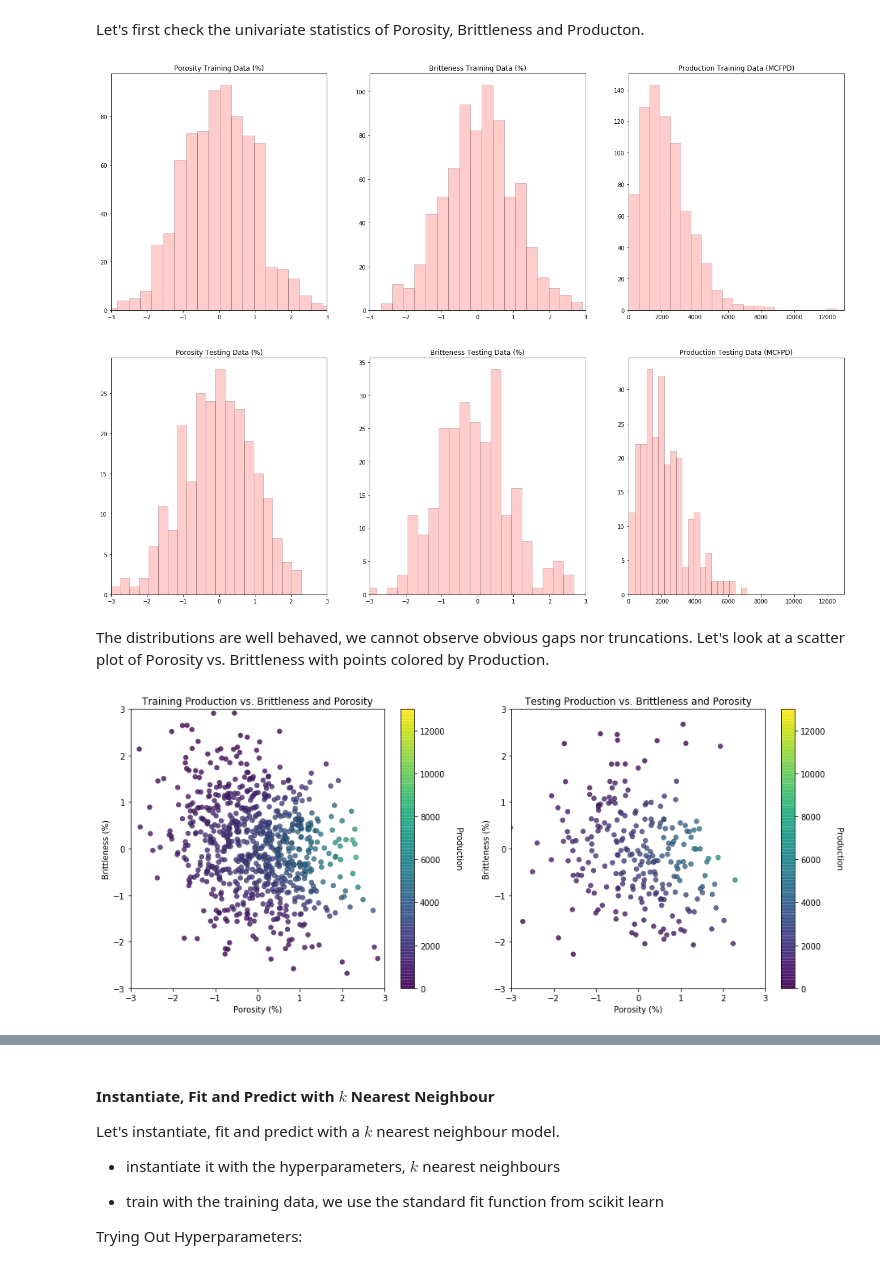
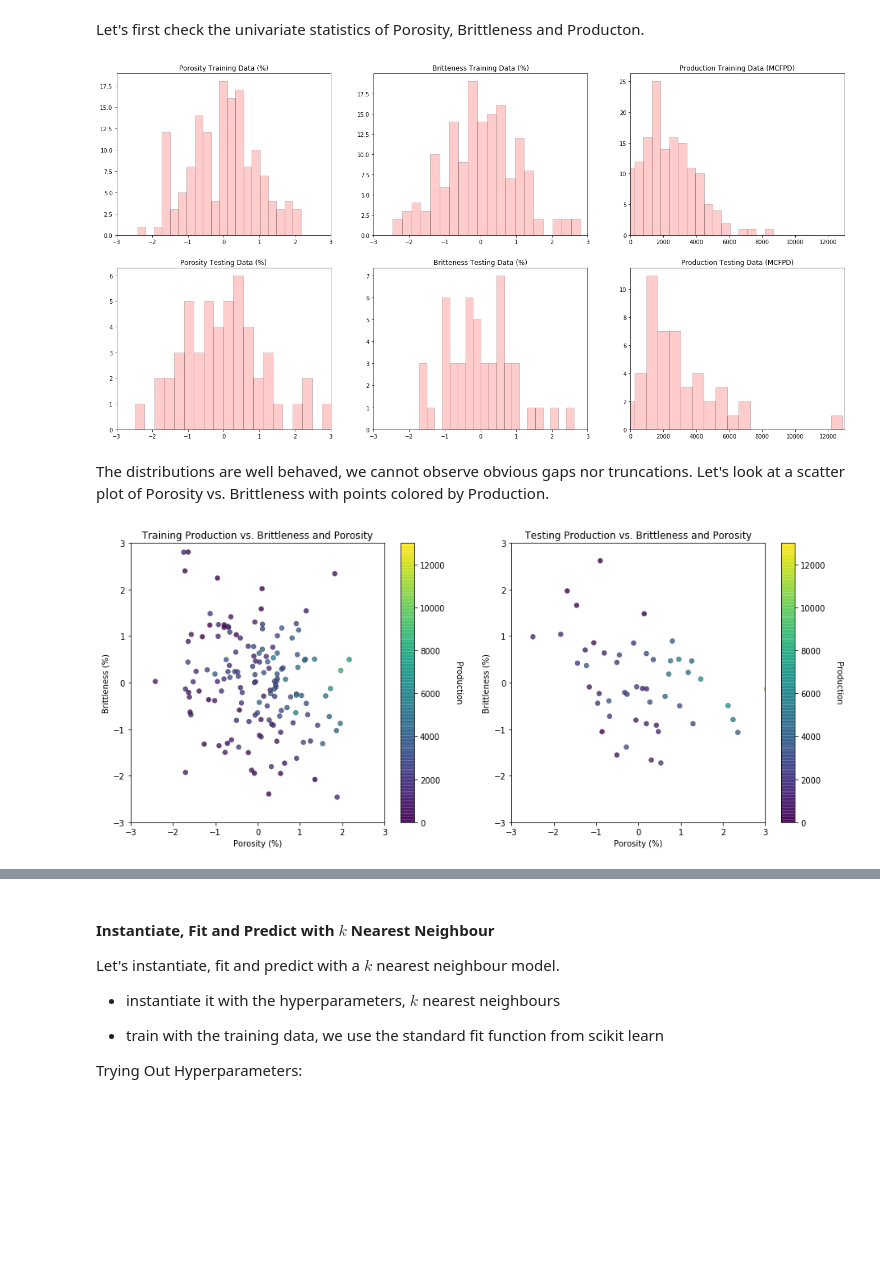
Before and after one commit to GeostatsGuy/PythonNumericalDemos, a Jupyter notebook: SubsurfaceDataAnalytics_MultipleModels.ipynb, the cells around one changed output, grey strips where cells are left out. Drawn from its saved outputs; the diff is of its cells as text; code cells hidden in the pictures; blank space fills up the shorter version.

```diff
--- a/SubsurfaceDataAnalytics_MultipleModels.ipynb
+++ b/SubsurfaceDataAnalytics_MultipleModels.ipynb
@@ -146,6 +219,11 @@ We use a data "unconv_MV.csv" comma delimited file from my GitHub [respository](
 # %%
 my_data = pd.read_csv("https://raw.githubusercontent.com/GeostatsGuy/GeoDataSets/master/unconv_MV.csv")   # load the comma delimited data file
 #my_data = pd.read_csv("unconv_MV.csv")                     # load the comma delimited data file locally
+my_data = my_data.sample(frac = 0.2)                        # reduce the number of data for testing and visualization
+num = my_data._get_numeric_data()                           # get the numerical values
+num[num < 0] = 0                                            # truncate negative values to 0.0
+production_error = 1000                                     # adjust the error in the response feature
+my_data['Production'] = my_data['Production'] + np.random.normal(loc=0.0,scale=production_error,size=len(my_data))
 # %% [markdown]
 Let's visualize the first several rows of our data stored in a DataFrame so we can make sure we successfully loaded the data file.
 # %%
@@ -199,11 +260,13 @@ The k-nearest neighbour etc. method uses a nearest training sample search in fea
 # %%
-from sklearn.preprocessing import StandardScaler
-
 transform = StandardScaler();
-
 features = ['Por','Brittle']
 
-my_data['sPor'] = transform.fit_transform(my_data.loc[:,features].values)[:,0] # standardize the data features to mean = 0, var = 1.0
-my_data['sBrittle'] = transform.fit_transform(my_data.loc[:,features].values)[:,1] # standardize the data features to mean = 0, var = 1.0
-my_data.head()
+my_data['Standardized Porosity'] = transform.fit_transform(my_data.loc[:,features].values)[:,0] # standardize the data features to mean = 0, var = 1.0
+my_data['Standardized Brittleness'] = transform.fit_transform(my_data.loc[:,features].values)[:,1] # standardize the data features to mean = 0, var = 1.0
+
+X1 = my_data['Standardized Porosity']
+X2 = my_data['Standardized Brittleness']
+X = my_data[['Standardized Porosity','Standardized Brittleness']]
+y = my_data['Production']
+my_data.head(n=3)
 # %% [output]
@@ -246,52 +292,53 @@ This dataset has variables from 1,000 unconventional wells including well averag
 Let's simplify the problem to 2 predictor features, Porosity and Brittleness to predict Production rate.  We will also reduce the number of wells from 1,000 to 500.  By working with only 2 features, it is very easy to visualize the segmentation of the feature space (it is only 2D and can be shown compleltely on a single plot).
 # %%
 my_data_subset = my_data.iloc[:,[7,8,6]]                    # extract just por, brittle and prod with 100 samples
-X_train, X_test, y_train, y_test = train_test_split(my_data_subset.iloc[:,[0,1]], my_data_subset.iloc[:,2], test_size=0.25, random_state=73073)
-y_train = pd.DataFrame({'Prod':y_train.values})
-y_test = pd.DataFrame({'Prod':y_test.values})
+X_train, X_test, y_train, y_test = train_test_split(X,y, test_size=0.25, random_state=73073)
+X1_train = X_train.iloc[:,0]; X2_train = X_train.iloc[:,1]; X1_test = X_test.iloc[:,0]; X2_test = X_test.iloc[:,1];
+y_train = pd.DataFrame({'Production':y_train.values})       # force the response feature to be a DataFrame instead of a 1D ndarray
+y_test = pd.DataFrame({'Production':y_test.values})
 # %% [markdown]
 Let's first check the univariate statistics of Porosity, Brittleness and Producton.
 # %%
 plt.subplot(231)
-plt.hist(X_train["sPor"], alpha = 0.2, color = 'red', edgecolor = 'black', bins=20)
+plt.hist(X1_train, alpha = 0.2, color = 'red', edgecolor = 'black', bins=20)
 plt.title('Porosity Training Data (%)'); plt.xlim(-3,3)
 
 plt.subplot(232)
-plt.hist(X_train["sBrittle"], alpha = 0.2, color = 'red', edgecolor = 'black', bins=20)
+plt.hist(X_train.iloc[:,1], alpha = 0.2, color = 'red', edgecolor = 'black', bins=20)
 plt.title('Britteness Training Data (%)'); plt.xlim(-3,3)
 
 plt.subplot(233)
-plt.hist(y_train['Prod'], alpha = 0.2, color = 'red', edgecolor = 'black', bins=20)
+plt.hist(y_train.iloc[:,0], alpha = 0.2, color = 'red', edgecolor = 'black', bins=20)
 plt.title('Production Training Data (MCFPD)'); plt.xlim(prodmin,prodmax)
 
 plt.subplot(234)
-plt.hist(X_test["sPor"], alpha = 0.2, color = 'red', edgecolor = 'black', bins=20)
+plt.hist(X_test.iloc[:,0], alpha = 0.2, color = 'red', edgecolor = 'black', bins=20)
 plt.title('Porosity Testing Data (%)'); plt.xlim(-3,3)
 
 plt.subplot(235)
-plt.hist(X_test["sBrittle"], alpha = 0.2, color = 'red', edgecolor = 'black', bins=20)
+plt.hist(X_test.iloc[:,1], alpha = 0.2, color = 'red', edgecolor = 'black', bins=20)
 plt.title('Britteness Testing Data (%)'); plt.xlim(-3,3)
 
 plt.subplot(236)
-plt.hist(y_test['Prod'], alpha = 0.2, color = 'red', edgecolor = 'black', bins=20)
+plt.hist(y_test.iloc[:,0], alpha = 0.2, color = 'red', edgecolor = 'black', bins=20)
 plt.title('Production Testing Data (MCFPD)'); plt.xlim(prodmin,prodmax)
 
-plt.subplots_adjust(left=0.0, bottom=0.0, right=3.0, top=3.2, wspace=0.2, hspace=0.2)
+plt.subplots_adjust(left=0.0, bottom=0.0, right=3.0, top=2.2, wspace=0.2, hspace=0.2)
 plt.show()
 # %% [output]
-[figure, old version]
+[figure, new version]
 # %% [markdown]
 The distributions are well behaved, we cannot observe obvious gaps nor truncations.  Let's look at a scatter plot of Porosity vs. Brittleness with points colored by Production.
 # %%
 plt.subplot(121)
-im = plt.scatter(X_train["sPor"],X_train["sBrittle"],s=None, c=y_train['Prod'], marker=None, cmap=None, norm=None, vmin=prodmin, vmax=prodmax, alpha=0.8, linewidths=0.3, verts=None, edgecolors="black")
+im = plt.scatter(X_train.iloc[:,0],X_train.iloc[:,1],s=None, c=y_train.iloc[:,0], marker=None, cmap=None, norm=None, vmin=prodmin, vmax=prodmax, alpha=0.8, linewidths=0.3, verts=None, edgecolors="black")
 plt.title('Training Production vs. Brittleness and Porosity'); plt.xlabel('Porosity (%)'); plt.ylabel('Brittleness (%)')
 plt.xlim(-3,3); plt.ylim(-3,3)
 cbar = plt.colorbar(im, orientation = 'vertical')
 cbar.set_label("Production", rotation=270, labelpad=20)
 
 plt.subplot(122)
-im = plt.scatter(X_test["sPor"],X_test["sBrittle"],s=None, c=y_test['Prod'], marker=None, cmap=None, norm=None, vmin=prodmin, vmax=prodmax, alpha=0.8, linewidths=0.3, verts=None, edgecolors="black")
+im = plt.scatter(X_test.iloc[:,0],X_test.iloc[:,1],s=None, c=y_test.iloc[:,0], marker=None, cmap=None, norm=None, vmin=prodmin, vmax=prodmax, alpha=0.8, linewidths=0.3, verts=None, edgecolors="black")
 plt.title('Testing Production vs. Brittleness and Porosity'); plt.xlabel('Porosity (%)'); plt.ylabel('Brittleness (%)')
 plt.xlim(-3,3); plt.ylim(-3,3)
 cbar = plt.colorbar(im, orientation = 'vertical')
@@ -300,7 +347,7 @@ cbar.set_label("Production", rotation=270, labelpad=20)
 plt.subplots_adjust(left=0.0, bottom=0.0, right=2.0, top=1.2, wspace=0.2, hspace=0.2)
 plt.show()
 # %% [output]
-[figure, old version]
+[figure, new version]
 # %% [markdown]
 This problem looks complicated and could not be modeled with simple linear regression.  It appears there is a sweet spot for Brittleness and increasing Porosity is always beneficial for Production.
 
```
Also changed, not shown: parts of 26 cells of this notebook.
